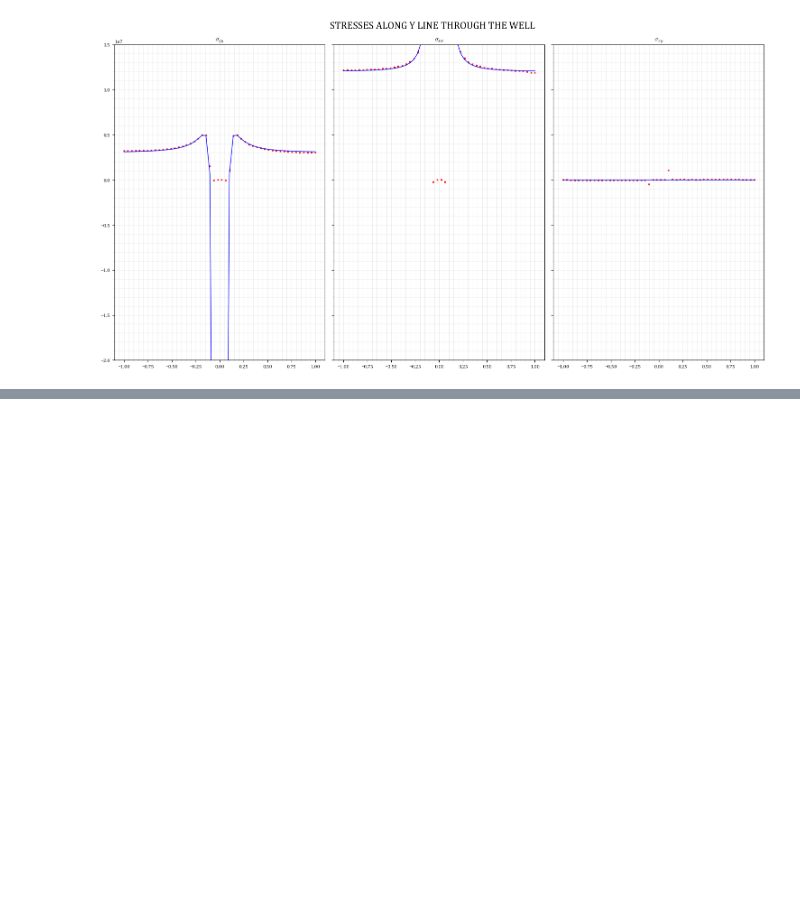
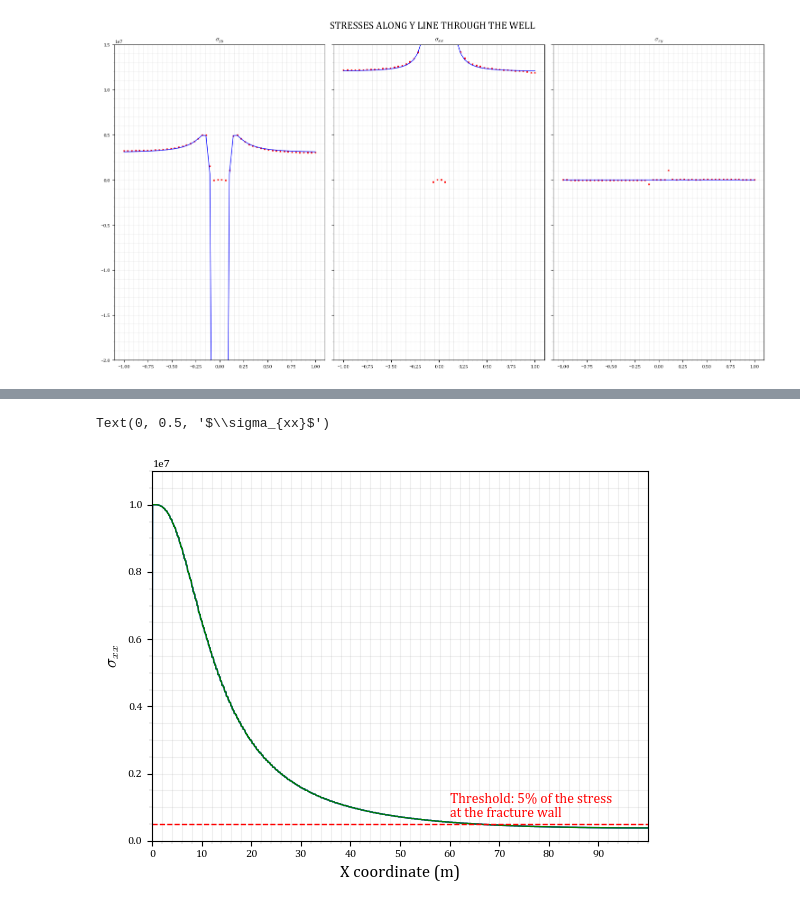
Before and after one commit to rebpoli/Doutorado, a Jupyter notebook: PGE383-AdvGeomec/HW4/AdvGeomec-Poli_Renato_HW4.ipynb, the cells around one changed output, grey strips where cells are left out. Cells and saved outputs as stored; diff of their text form; code cells hidden in the pictures; blank space fills up the shorter version.

```diff
--- a/PGE383-AdvGeomec/HW4/AdvGeomec-Poli_Renato_HW4.ipynb
+++ b/PGE383-AdvGeomec/HW4/AdvGeomec-Poli_Renato_HW4.ipynb
@@ -389,0 +434,21 @@ fig.tight_layout()
+# %%
+import pandas as pd
+
+df = pd.read_csv("FractureCenter.dat");
+df["perc_inf"] = -df.sigxx / 1e7 * 100
+fig,ax = plt.subplots()
+ax.plot(df.x,-df.sigxx)
+ax.plot(df.x,-df.sigxx)
+
+th = 5e5
+ax.text( 60, th*1.4, "Threshold: 5% of the stress\nat the fracture wall" , c='r')
+ax.axhline(y = th, color = 'r', linestyle = '--')
+
+ax.set_xticks( np.arange( 0, 100, 10 ))
+ax.set_xlim(0,100)
+ax.set_ylim(0,1.1e7)
+ax.set_xlabel("X coordinate (m)")
+ax.set_ylabel("$\sigma_{xx}$")
+# %% [output]
+Text(0, 0.5, '$\\sigma_{xx}$')
+[figure, added]
```
Also changed, not shown: parts of 6 cells of this notebook, 9 other files.
